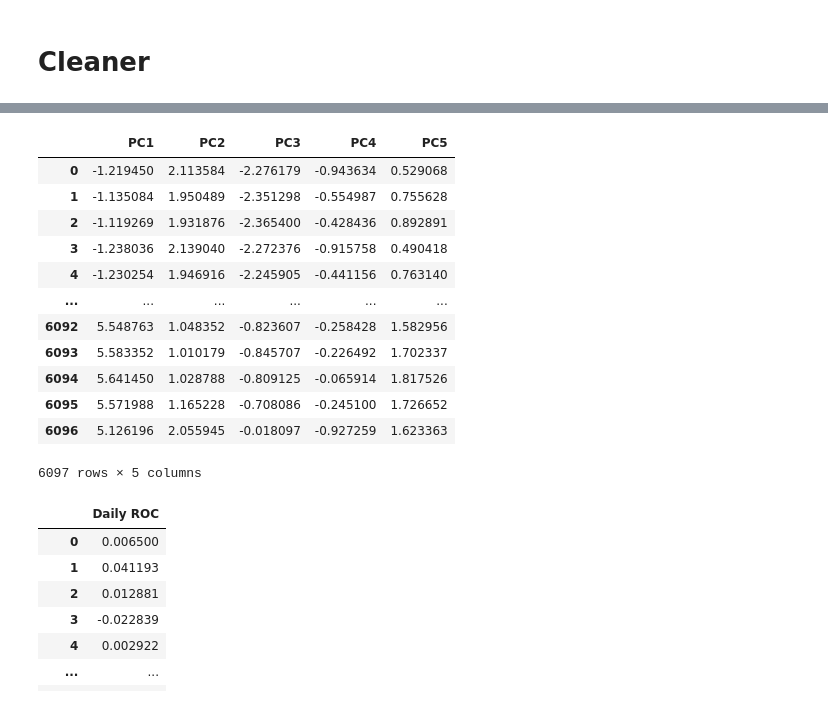
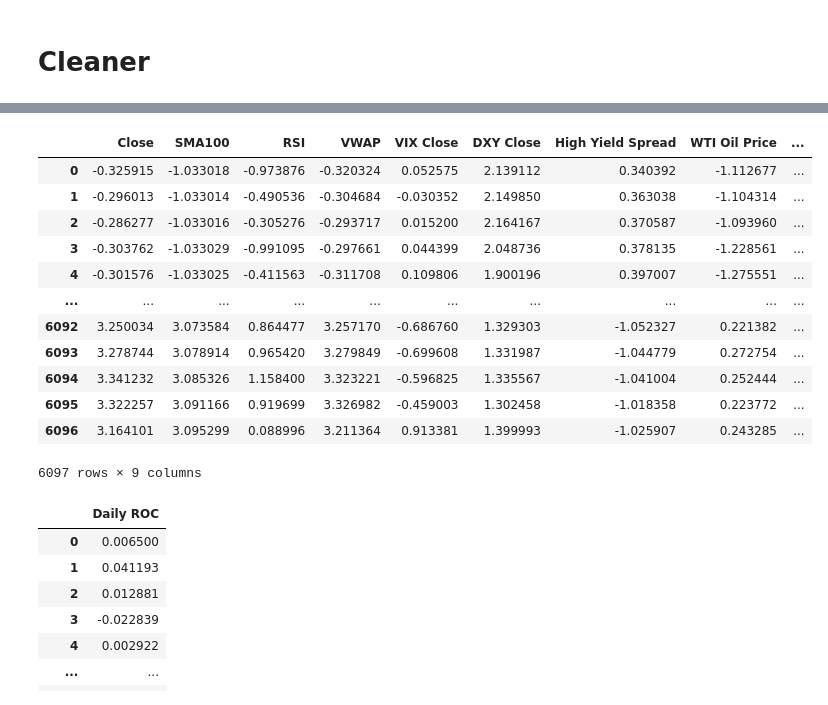
Before and after one commit to pbuitragoa33/NASDAQ-Change-Prediction, a Jupyter notebook: analysisML.ipynb, the cells around one changed output, grey strips where cells are left out. Saved outputs shown, nothing was run; the diff lists cells and outputs as text; code cells hidden in the pictures.

```diff
--- a/analysisML.ipynb
+++ b/analysisML.ipynb
@@ -148,8 +148,7 @@ class Cleaner(BaseEstimator, TransformerMixin):
 # %%
 pipeline = Pipeline(steps=[
     ('cleaner', Cleaner(columns_to_impute=['VWAP', 'High Yield Spread', 'WTI Oil Price', '10-Yr Yield'])),
-    ('scaler', StandardScaler()),
-    ('pca', PCA(n_components=5))
+    ('scaler', StandardScaler())
 ])
 # %%
 # Fit the pipeline
@@ -206,22 +171,22 @@ A prior analysis suggests that 5 components explained more than 90% of the varia
 # %%
-# Turn the data into a DataFrame
+# Convert the cleaned data to a DataFrame
 
-X_pre = pd.DataFrame(X_pre, columns = ['PC1', 'PC2', 'PC3', 'PC4', 'PC5'])
+X_pre = pd.DataFrame(X_pre, columns = X.columns)
 X_pre
 # %% [output]
-|  | PC1 | PC2 | PC3 | PC4 | PC5 |
-| 0 | -1.219450 | 2.113584 | -2.276179 | -0.943634 | 0.529068 |
-| 1 | -1.135084 | 1.950489 | -2.351298 | -0.554987 | 0.755628 |
-| 2 | -1.119269 | 1.931876 | -2.365400 | -0.428436 | 0.892891 |
-| 3 | -1.238036 | 2.139040 | -2.272376 | -0.915758 | 0.490418 |
-| 4 | -1.230254 | 1.946916 | -2.245905 | -0.441156 | 0.763140 |
-| ... | ... | ... | ... | ... | ... |
-| 6092 | 5.548763 | 1.048352 | -0.823607 | -0.258428 | 1.582956 |
-| 6093 | 5.583352 | 1.010179 | -0.845707 | -0.226492 | 1.702337 |
-| 6094 | 5.641450 | 1.028788 | -0.809125 | -0.065914 | 1.817526 |
-| 6095 | 5.571988 | 1.165228 | -0.708086 | -0.245100 | 1.726652 |
-| 6096 | 5.126196 | 2.055945 | -0.018097 | -0.927259 | 1.623363 |
+|  | Close | SMA100 | RSI | VWAP | VIX Close | DXY Close | High Yield Spread | WTI Oil Price | ... |
+| 0 | -0.325915 | -1.033018 | -0.973876 | -0.320324 | 0.052575 | 2.139112 | 0.340392 | -1.112677 | ... |
+| 1 | -0.296013 | -1.033014 | -0.490536 | -0.304684 | -0.030352 | 2.149850 | 0.363038 | -1.104314 | ... |
+| 2 | -0.286277 | -1.033016 | -0.305276 | -0.293717 | 0.015200 | 2.164167 | 0.370587 | -1.093960 | ... |
+| 3 | -0.303762 | -1.033029 | -0.991095 | -0.297661 | 0.044399 | 2.048736 | 0.378135 | -1.228561 | ... |
+| 4 | -0.301576 | -1.033025 | -0.411563 | -0.311708 | 0.109806 | 1.900196 | 0.397007 | -1.275551 | ... |
+| ... | ... | ... | ... | ... | ... | ... | ... | ... | ... |
+| 6092 | 3.250034 | 3.073584 | 0.864477 | 3.257170 | -0.686760 | 1.329303 | -1.052327 | 0.221382 | ... |
+| 6093 | 3.278744 | 3.078914 | 0.965420 | 3.279849 | -0.699608 | 1.331987 | -1.044779 | 0.272754 | ... |
+| 6094 | 3.341232 | 3.085326 | 1.158400 | 3.323221 | -0.596825 | 1.335567 | -1.041004 | 0.252444 | ... |
+| 6095 | 3.322257 | 3.091166 | 0.919699 | 3.326982 | -0.459003 | 1.302458 | -1.018358 | 0.223772 | ... |
+| 6096 | 3.164101 | 3.095299 | 0.088996 | 3.211364 | 0.913381 | 1.399993 | -1.025907 | 0.243285 | ... |
-6097 rows × 5 columns
+6097 rows × 9 columns
 # %%
 # Turn the data into a dataframe
 
```
Also changed, not shown: parts of 29 cells of this notebook.
